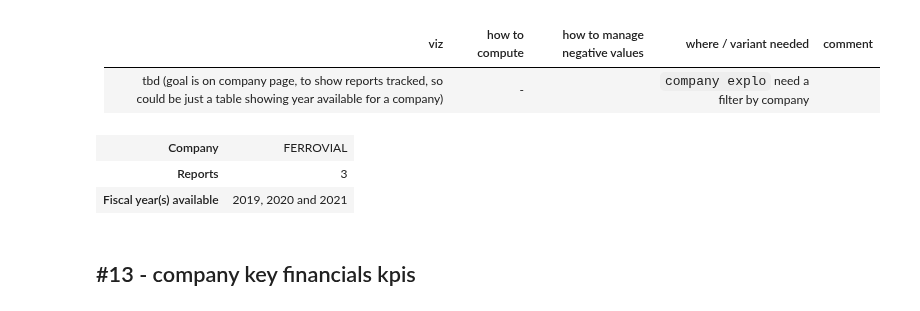
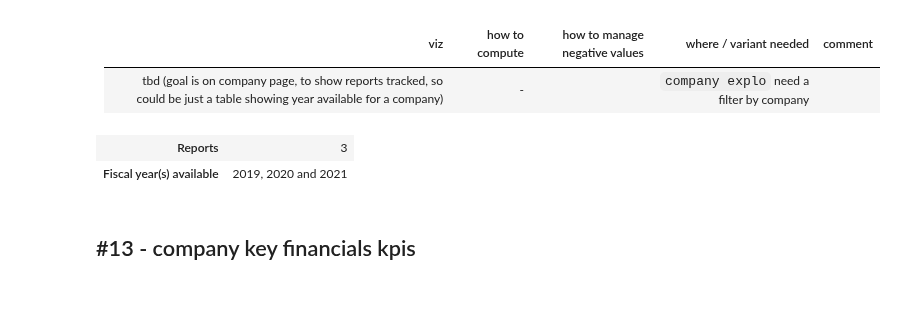
Before and after one commit to anquetos/data4good-taxobservatory-dataviz, a Jupyter notebook: taxobservatory-dataviz.ipynb, the cells around one changed output. Cells and saved outputs as stored; diff of their text form; code cells hidden in the pictures.

```diff
--- a/taxobservatory-dataviz.ipynb
+++ b/taxobservatory-dataviz.ipynb
@@ -46,21 +46,31 @@ Selected year : 2020.
 |-|-|-|-|-|
 |tbd (goal is on company page, to show reports tracked, so could be just a table showing year available for a company)|-||`company explo` need a filter by company||
 # %%
-def compute_company_available_reports(
-        df: pd.DataFrame=df, company: str=company) -> dict:
+def compute_company_available_reports(df: pd.DataFrame, company: str) -> dict:
+    """Compute the number of reports tracked for a specific company and the
+    available fiscal years.
 
+    Args:
+        df (pd.DataFrame): CbCRs database.
+        company (str): company name.
+
+    Returns:
+        dict: numbers of reports and fiscal years.
+    """
     available_years = df.loc[df['mnc'] == company, 'year'].unique()
     n_reports = len(available_years)
 
     # Convert type of items from 'int' to 'str' in available years list
     years_string_list = [str(year) for year in available_years]
 
+    # Summarize all available years in one string
     if len(years_string_list) == 1:
         years_string = years_string_list[0]
     elif len(years_string_list) > 1:
         years_string = ', '.join(years_string_list[:-1])
         years_string += ' and ' + years_string_list[-1]
 
+    # Create a dictionnary with the results
     data = {
         'Company': company,
         'Reports': n_reports,
@@ -70,12 +80,35 @@ def compute_company_available_reports(
     return data
 
 
-data =compute_company_available_reports()
-pd.DataFrame.from_dict(data=data, orient='index').style.hide(axis='columns')
+def display_company_available_reports(
+        df: pd.DataFrame, company: str, hide_company: bool=True) -> pd.DataFrame:
+    """Display the number of reports tracked for a specific company and the
+    available fiscal years.
+
+    Args:
+        df (pd.DataFrame): CbCRs database.
+        company (str): company name.
+        hide_company (bool, optional): hide company name in final table. Defaults to True.
+
+    Returns:
+        pd.DataFrame: numbers of reports and fiscal years.
+    """
+
+    # Compute data
+    data = compute_company_available_reports(df=df, company=company)
+
+    # Create the table
+    df = pd.DataFrame.from_dict(data=data, orient='index')
+
+    if hide_company:
+        return df[1:].style.hide(axis='columns')
+
+    return df.style.hide(axis='columns')
-# %% [output]
-| Company | FERROVIAL |
-| Reports | 3 |
-| Fiscal year(s) available | 2019, 2020 and 2021 |
+# %%
+display_company_available_reports(df=df, company=company, hide_company=True)
+# %% [output]
+| Reports | 3 |
+| Fiscal year(s) available | 2019, 2020 and 2021 |
 # %% [markdown]
 ## #13 - company key financials kpis
 # %% [markdown]
```
Also changed, not shown: parts of 1 cell of this notebook.
